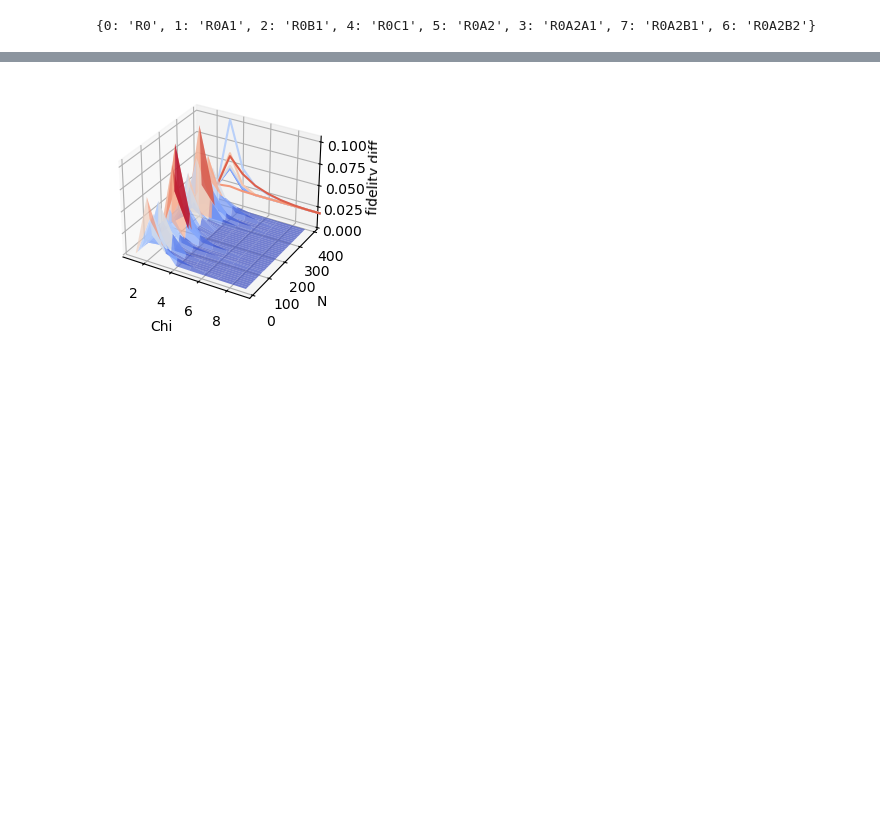
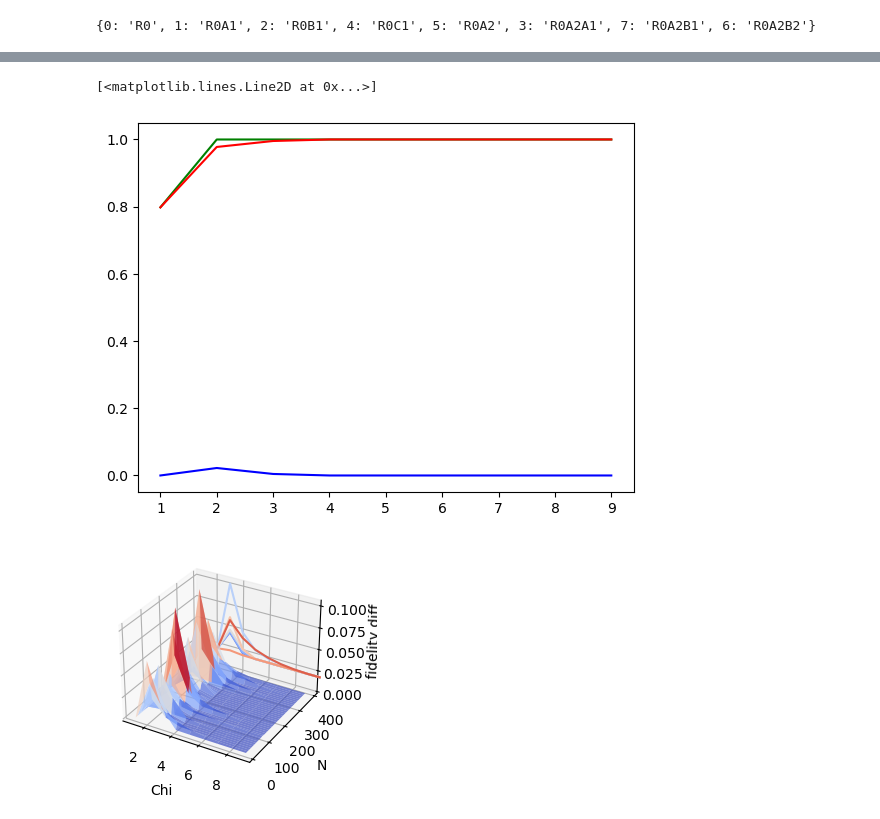
Before and after one commit to quantum-brutus/Tensor_Networks_topology, a Jupyter notebook: random_tree_benchmark.ipynb, the cells around one changed output, grey strips where cells are left out. Drawn from its saved outputs; the diff is of its cells as text; code cells hidden in the pictures; blank space fills up the shorter version.

```diff
--- a/random_tree_benchmark.ipynb
+++ b/random_tree_benchmark.ipynb
@@ -660,3 +752,11 @@ for N in tqdm(N_gate_range):
+# %%
+CHI,RES_tree,RES_mps = zip(*results)
+plt.plot(CHI,RES_tree,color='g')
+plt.plot(CHI,RES_mps,color='r')
+plt.plot(CHI,np.subtract(RES_tree,RES_mps),color='b')
+# %% [output]
+[<matplotlib.lines.Line2D at 0x...>]
+[figure, added]
 # %%
 N,CHI,RES,MEM = zip(*results)
 # RES = np.array(RES).reshape(len(N),len(CHI))
```
Also changed, not shown: parts of 4 cells of this notebook.
